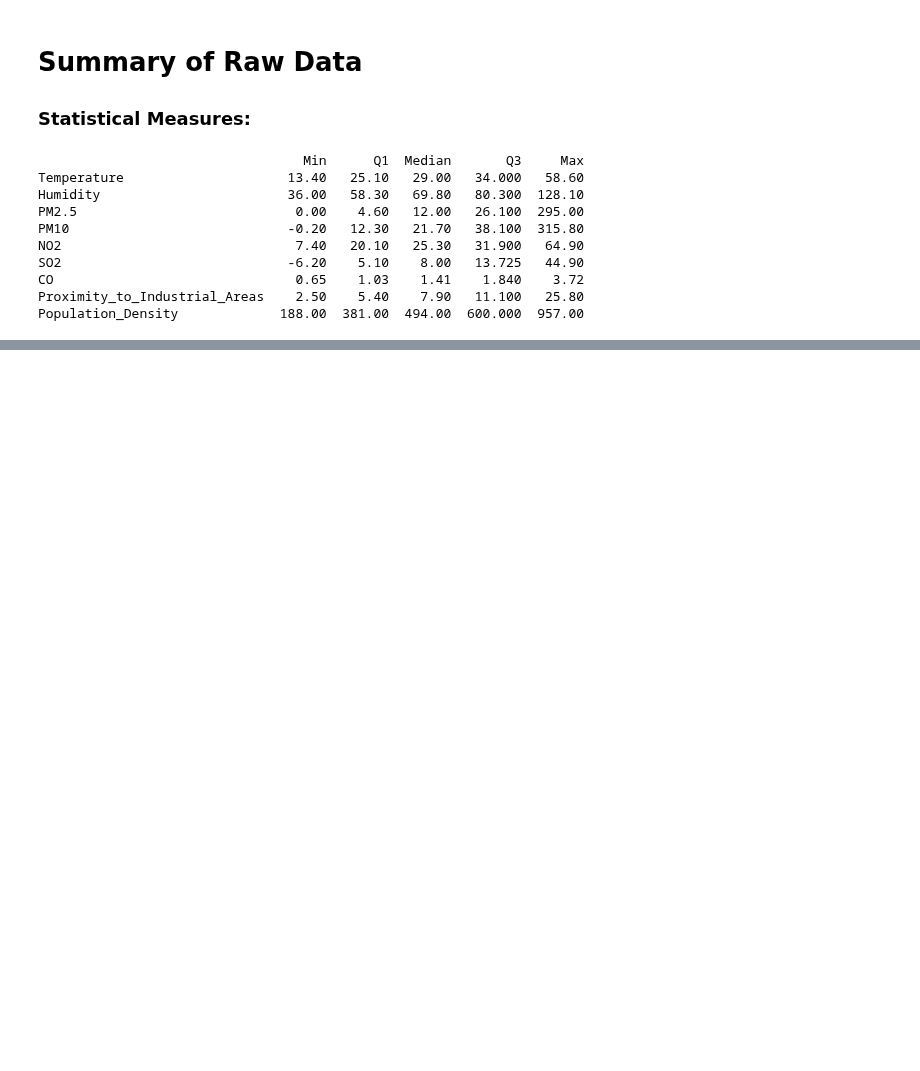
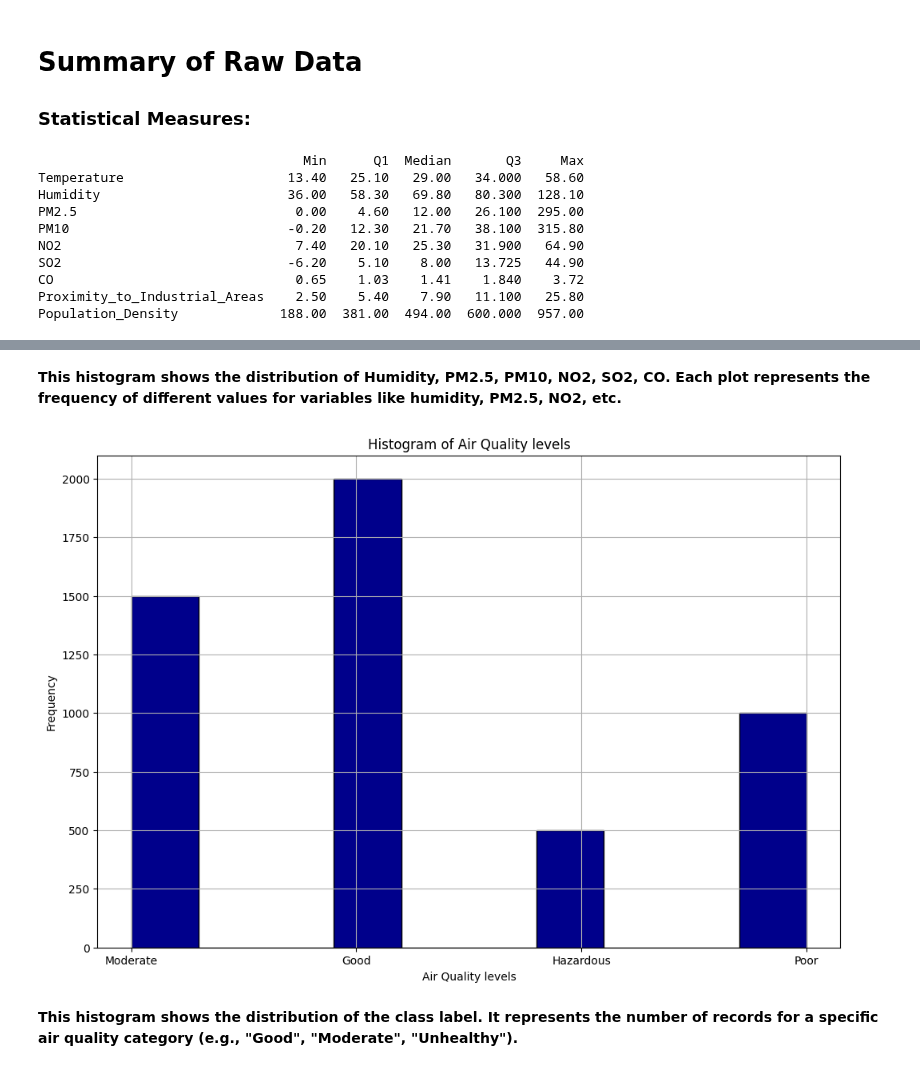
Before and after one commit to aljoharas/IT326, a Jupyter notebook: phase2.ipynb, the cells around one changed output, grey strips where cells are left out. Drawn from its saved outputs; the diff is of its cells as text; code cells hidden in the pictures; blank space fills up the shorter version.

```diff
--- a/phase2.ipynb
+++ b/phase2.ipynb
@@ -31,0 +45,14 @@ Population_Density             188.00  381.00  494.00  600.000  957.00
+# %% [markdown]
+**This histogram shows the distribution of Humidity, PM2.5, PM10, NO2, SO2, CO. Each plot represents the frequency of different values for variables like humidity, PM2.5, NO2, etc.**
+# %%
+plt.figure(figsize=(12, 8))
+df['Air Quality'].hist(edgecolor='black', color='#00008B')
+plt.title('Histogram of Air Quality levels')
+plt.xlabel('Air Quality levels')
+plt.ylabel('Frequency')
+plt.show()
+# %% [output]
+[figure, added]
+# %% [markdown]
+**This histogram shows the distribution of the class label.
+It represents the number of records for a specific air quality category (e.g., "Good", "Moderate", "Unhealthy").**
```
Also changed, not shown: parts of 2 cells of this notebook.
